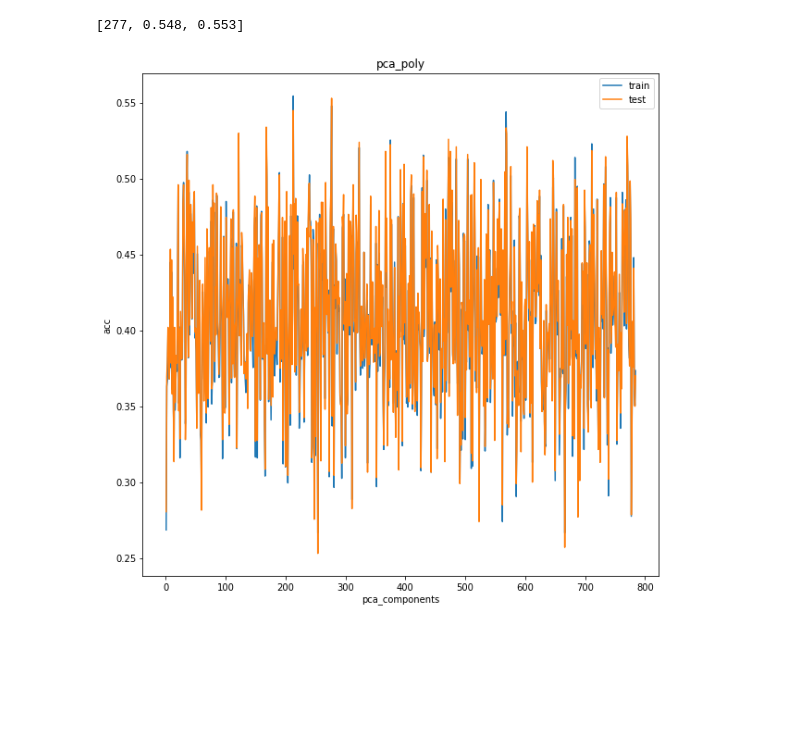
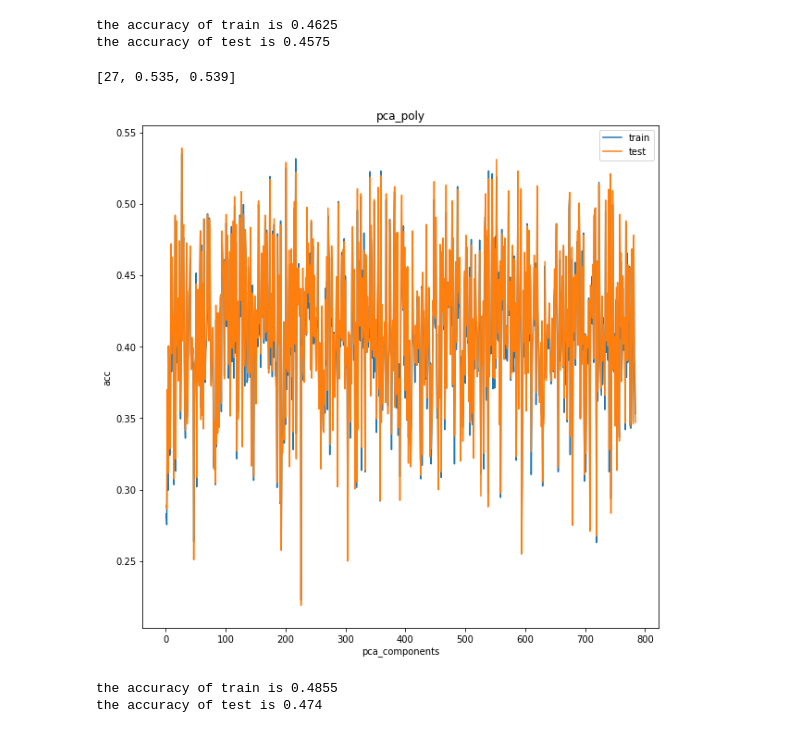
Before and after one commit to wanruu/CS5487, a Jupyter notebook: kmeans.ipynb, the cells around one changed output. Saved outputs shown, nothing was run; the diff lists cells and outputs as text; code cells hidden in the pictures; blank space fills up the shorter version.

```diff
--- a/kmeans.ipynb
+++ b/kmeans.ipynb
@@ -43,3 +42,27 @@ the accuracy of test is 0.515
+# %%
+#trail 2
+train_data=vecs[2000:]
+test_data=vecs[:2000]
+train_label=labels[2000:]
+test_label=labels[:2000]
+
+kmeans = KMeans(n_clusters=10) #10clusters
+kmeans.fit(train_data)
+
+centers = kmeans.cluster_centers_
+for j in range(10):
+    index = train_label == j
+    p = kmeans.predict(train_data[index, :])
+    t = np.argmax(np.bincount(p))
+    kmeans.cluster_centers_[j] = centers[t]  # match the label
+y_train_pre = kmeans.predict(train_data)
+
+print('the accuracy of train is', sum(y_train_pre == train_label) / train_label.shape[0])
+y_test_pre = kmeans.predict(test_data)
+print('the accuracy of test is', sum(y_test_pre == test_label) / test_label.shape[0])
+# %% [output]
+the accuracy of train is 0.4625
+the accuracy of test is 0.4575
 # %%
 #pca_kmeans
 pca_components=[]
@@ -47,15 +70,14 @@ pca_train_acc=[]
 pca_test_acc=[]
 for i in tqdm.tqdm(range(784)):
   #pca with i+1 eigenvalues
-  pca_component=i+1
-  pca = PCA(n_components=pca_component)
-  pca_data = pca.fit_transform(vecs)
 
-  pca_train_data=pca_data[:2000]
-  pca_test_data=pca_data[2000:]
   pca_train_label=labels[:2000]
   pca_test_label=labels[2000:]
 
+  pca_component=i+1
+  pca = PCA(n_components=pca_component)
+  pca_train_data = pca.fit_transform(train_data)
+  pca_test_data = pca.transform(test_data)
   #shuffle
   # pca_train_data, pca_train_label = shuffle(pca_train_data, pca_train_label, random_state=123)
   # pca_test_data, pca_test_label = shuffle(pca_test_data, pca_test_label, random_state=123)
@@ -65,32 +87,68 @@ for i in tqdm.tqdm(range(784)):
 
   centers = kmeans.cluster_centers_
   for j in range(10):
       index = pca_train_label == j
       p = kmeans.predict(pca_train_data[index, :])
       t = np.argmax(np.bincount(p))
       kmeans.cluster_centers_[j] = centers[t]  # match the label
   y_train_pre = kmeans.predict(pca_train_data)
 
   #print('the accuracy of train is', sum(y_train_pre == train_label) / train_label.shape[0])
   y_test_pre = kmeans.predict(pca_test_data)
   #print('the accuracy of test is', sum(y_test_pre == test_label) / test_label.shape[0])
 
   pca_components.append(pca_component)
   pca_train_acc.append(sum(y_train_pre == pca_train_label) / pca_train_label.shape[0])
   pca_test_acc.append(sum(y_test_pre == pca_test_label) / pca_test_label.shape[0])
 
 plt.figure(figsize=(10, 10))
 plt.plot(pca_components,pca_train_acc,label='train')
 plt.plot(pca_components,pca_test_acc,label='test')
 plt.xlabel('pca_components')
 plt.ylabel('acc')
 plt.title('pca_poly')
 plt.legend()
 plt.show
 
 #best pca
 idx=pca_test_acc.index(max(pca_test_acc))
 print([pca_components[idx],pca_train_acc[idx],max(pca_test_acc)])
 # %% [output]
-[277, 0.548, 0.553]
+[27, 0.535, 0.539]
-[figure, old version]
+[figure, new version]
+# %%
+#trail 2
+train_data=vecs[2000:]
+test_data=vecs[:2000]
+train_label=labels[2000:]
+test_label=labels[:2000]
+
+
+pca_train_label=labels[:2000]
+pca_test_label=labels[2000:]
+
+pca_component=27
+pca = PCA(n_components=pca_component)
+pca_train_data = pca.fit_transform(train_data)
+pca_test_data = pca.transform(test_data)
+  #shuffle
+  # pca_train_data, pca_train_label = shuffle(pca_train_data, pca_train_label, random_state=123)
+  # pca_test_data, pca_test_label = shuffle(pca_test_data, pca_test_label, random_state=123)
+
+kmeans = KMeans(n_clusters=10) #10clusters
+kmeans.fit(pca_train_data)
+
+centers = kmeans.cluster_centers_
+for j in range(10):
+    index = pca_train_label == j
+    p = kmeans.predict(pca_train_data[index, :])
+    t = np.argmax(np.bincount(p))
+    kmeans.cluster_centers_[j] = centers[t]  # match the label
+y_train_pre = kmeans.predict(pca_train_data)
+
+print('the accuracy of train is', sum(y_train_pre == train_label) / train_label.shape[0])
+y_test_pre = kmeans.predict(pca_test_data)
+print('the accuracy of test is', sum(y_test_pre == test_label) / test_label.shape[0])
+# %% [output]
+the accuracy of train is 0.4855
+the accuracy of test is 0.474
```
Also changed, not shown: parts of 3 cells of this notebook.
